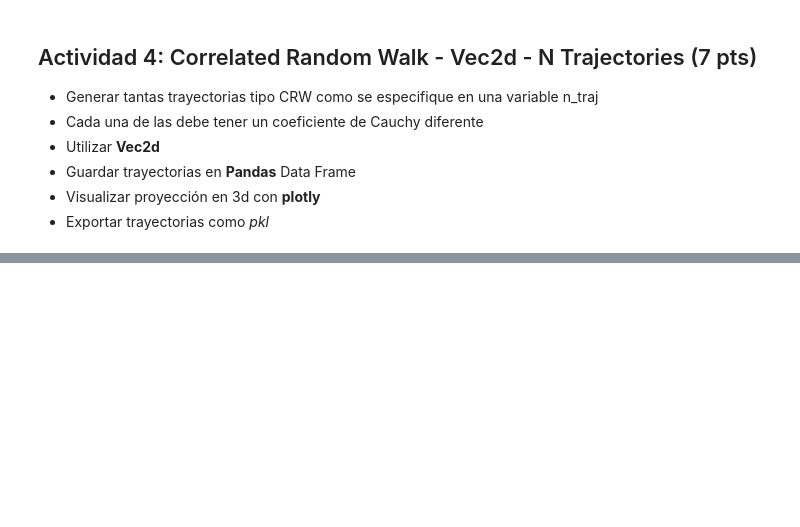
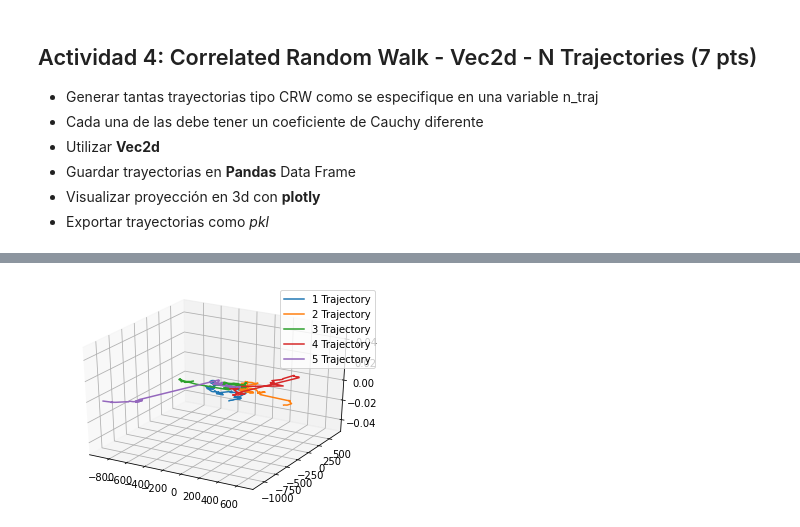
Before and after one commit to adrielpalestino9191/TI1, a Jupyter notebook: TI_1_Practica2.ipynb, the cells around one changed output, grey strips where cells are left out. Drawn from its saved outputs; the diff is of its cells as text; code cells hidden in the pictures; blank space fills up the shorter version.

```diff
--- a/TI_1_Practica2.ipynb
+++ b/TI_1_Practica2.ipynb
@@ -213,7 +207,7 @@ fig.show()
 * Visualizar proyección en 3d con **plotly**
 * Exportar trayectorias como *pkl*
 # %%
-n_traj=3
+n_traj=5
 
 pasos=500
 cauchy=.4
@@ -225,8 +219,12 @@ save_traject = pd.DataFrame(columns=["trayectoria"])
 tempo_df=pd.DataFrame([{"trayectoria":[]}])
 t=np.linspace(0,1,pasos)
 
-#plt.axes(projection='3d')
-fig=go.Figure()
+
+ax = plt.figure().add_subplot(projection='3d')
+
+
+
+
 for ntrajectoria in range(n_traj):
 
 
@@ -252,24 +250,15 @@ for ntrajectoria in range(n_traj):
       i = i +1
   bm_3d_df.to_pickle("./trayectorias"+str(ntrajectoria)+".pkl")
  # plt.plot(bm_3d_df.x_pos,bm_3d_df.y_pos)
-
-  fig.add_trace(
-      go.Scatter(
-      x = bm_3d_df.x_pos,
-      y = bm_3d_df.y_pos,
-      marker = dict(size=2),
-      line = dict(width=2),
-      mode = 'lines',
-      name =f'tryaectoria_{ntrajectoria}'
-    )
-
-  )
+  ax.plot(xs=bm_3d_df.x_pos, ys=bm_3d_df.y_pos, label=str(ntrajectoria+1)+' Trajectory')
 
 
 
 
 
-#plt.show()
-fig.update_layout(title_text='n trejects')
-fig.show()
+
+
+ax.legend()
+
+plt.show()
 # %% [output]
@@ -276,0 +265 @@ fig.show()
+[figure, added]
```
Also changed, not shown: parts of 2 cells of this notebook.
